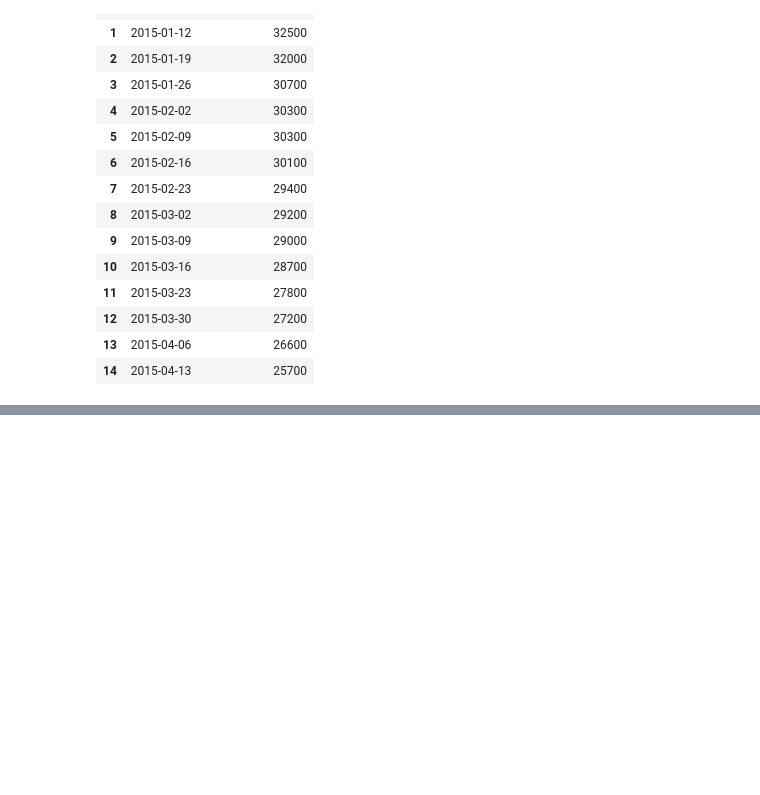
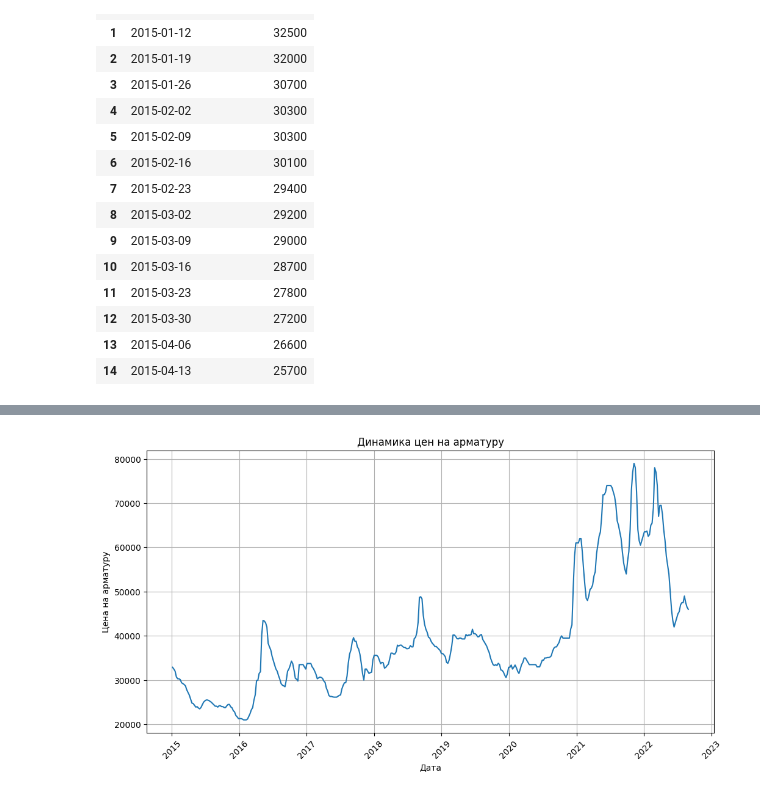
Before and after one commit to Klop4ikk/3int, a Jupyter notebook: Intensive_3_Doronin.ipynb, the cells around one changed output, grey strips where cells are left out. Saved outputs shown, nothing was run; the diff lists cells and outputs as text; code cells hidden in the pictures; blank space fills up the shorter version.

```diff
--- a/Intensive_3_Doronin.ipynb
+++ b/Intensive_3_Doronin.ipynb
@@ -91,0 +127,18 @@ AttributeError: 'TimedeltaProperties' object has no attribute 'week'
+# %%
+# Строим график
+plt.figure(figsize=(12, 6))
+plt.plot(df_ts["dt"], df_ts["Цена на арматуру"], marker='', linestyle='-')
+
+# Настроим оси и заголовок
+plt.xlabel("Дата")
+plt.ylabel("Цена на арматуру")
+plt.title("Динамика цен на арматуру")
+plt.grid(True)
+
+# Улучшим читаемость меток дат
+plt.xticks(rotation=45)
+
+# Показываем график
+plt.show()
+# %% [output]
+[figure, added]
```
Also changed, not shown: parts of 5 cells of this notebook.
